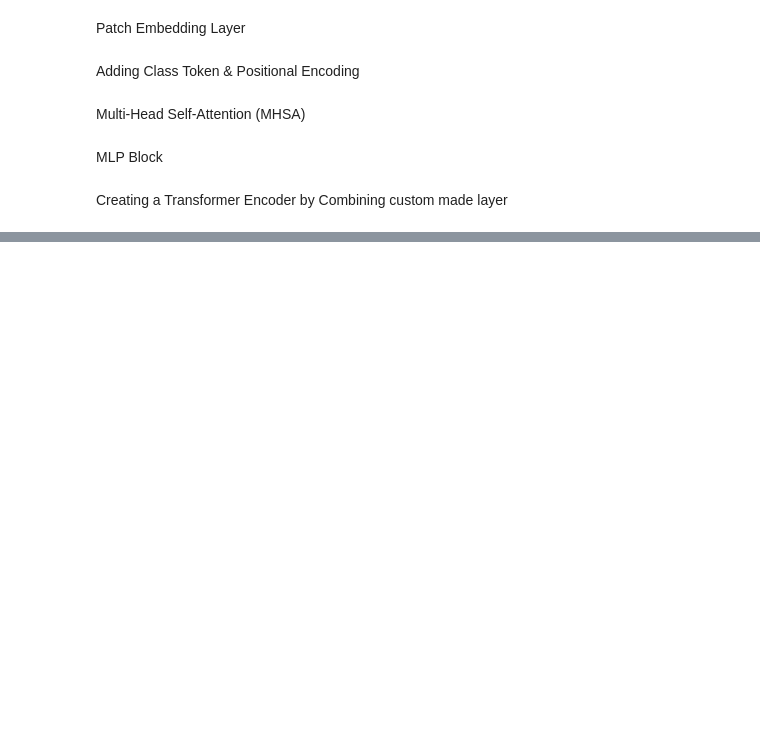
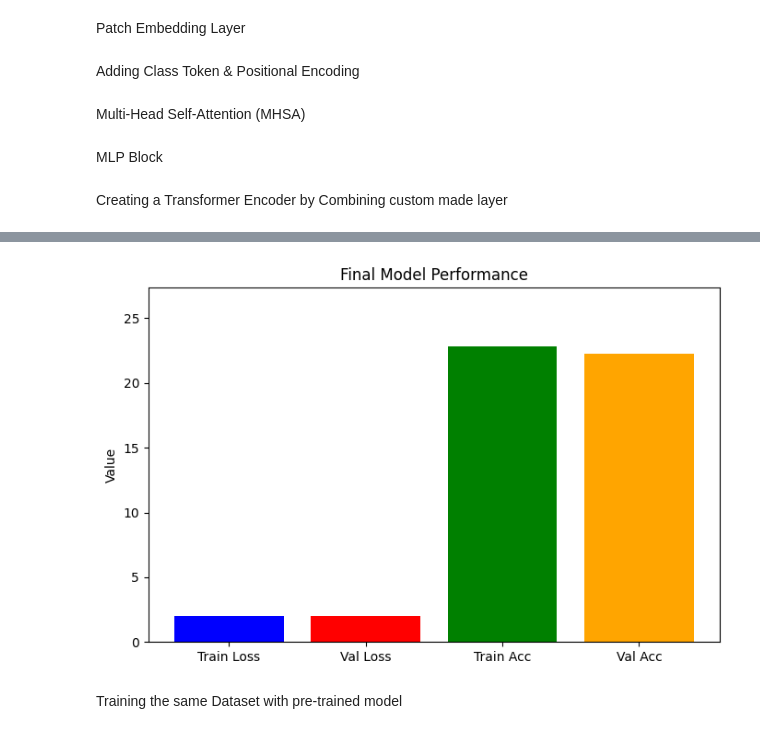
Before and after one commit to SameerMalik-UD/Binary-Classifier-Linear-MLP-, a Jupyter notebook: ViT_from _scratch.ipynb, the cells around one changed output, grey strips where cells are left out. Drawn from its saved outputs; the diff is of its cells as text; code cells hidden in the pictures; blank space fills up the shorter version.

```diff
--- a/ViT_from _scratch.ipynb
+++ b/ViT_from _scratch.ipynb
@@ -63,8 +63,8 @@ class ViTEmbedding(nn.Module):
     def __init__(self, img_size = 224, patch_size = 16, in_channels = 3, embed_dim = 768):
         super().__init__()
         self.patch_embed = PatchEmbedding(img_size,patch_size,in_channels,embed_dim)
-        self.cls_token = nn.parameter(torch.zeros(1, 1, embed_dim))
-        self.pos_embedding = nn.parameter(torch.zeros(1, self.patch_embed.num_patches + 1, embed_dim))
+        self.cls_token = nn.Parameter(torch.zeros(1, 1, embed_dim))
+        self.pos_embedding = nn.Parameter(torch.zeros(1, self.patch_embed.num_patches + 1, embed_dim))
 
     def forward(self, x):
         B = x.shape[0]
@@ -139,0 +221,20 @@ Estimated Total Size (MB): 27.98
+# %%
+val_loss = 0.0
+correct = 0
+total = 0
+
+with torch.no_grad():
+    for images, labels in test_ld:
+        images, labels = images.to(device), labels.to(device)
+        outputs = model(images)
+        loss = criterion(outputs, labels)
+
+        val_loss += loss.item()
+        _, predicted = torch.max(outputs, 1)
+        total += labels.size(0)
+        correct += (predicted == labels).sum().item()
+
+val_loss /= len(test_ld)
+val_accuracy = 100 * correct / total
+
+print(f"Final Validation Loss: {val_loss:.4f}, Validation Accuracy: {val_accuracy:.2f}%")
@@ -139,0 +243,17 @@ Estimated Total Size (MB): 27.98
+# %%
+import matplotlib.pyplot as plt
+
+# Create bar plots for final accuracy and loss
+metrics = ['Train Loss', 'Val Loss', 'Train Acc', 'Val Acc']
+values = [train_loss, val_loss, train_accuracy, val_accuracy]
+
+plt.figure(figsize=(8, 5))
+plt.bar(metrics, values, color=['blue', 'red', 'green', 'orange'])
+plt.title("Final Model Performance")
+plt.ylabel("Value")
+plt.ylim(0, max(values) * 1.2)
+plt.show()
+# %% [output]
+[figure, added]
+# %% [markdown]
+Training the same Dataset with pre-trained model
```
Also changed, not shown: parts of 14 cells of this notebook.
